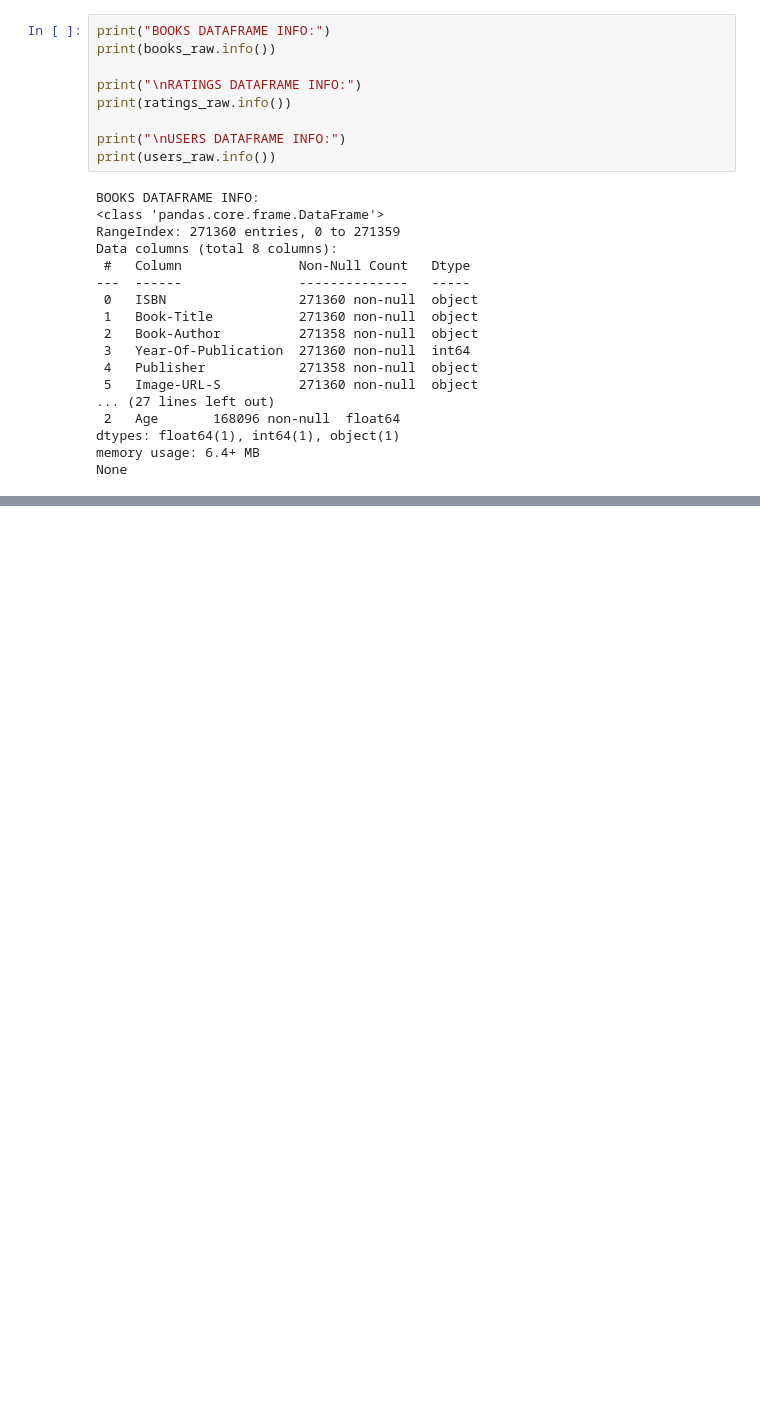
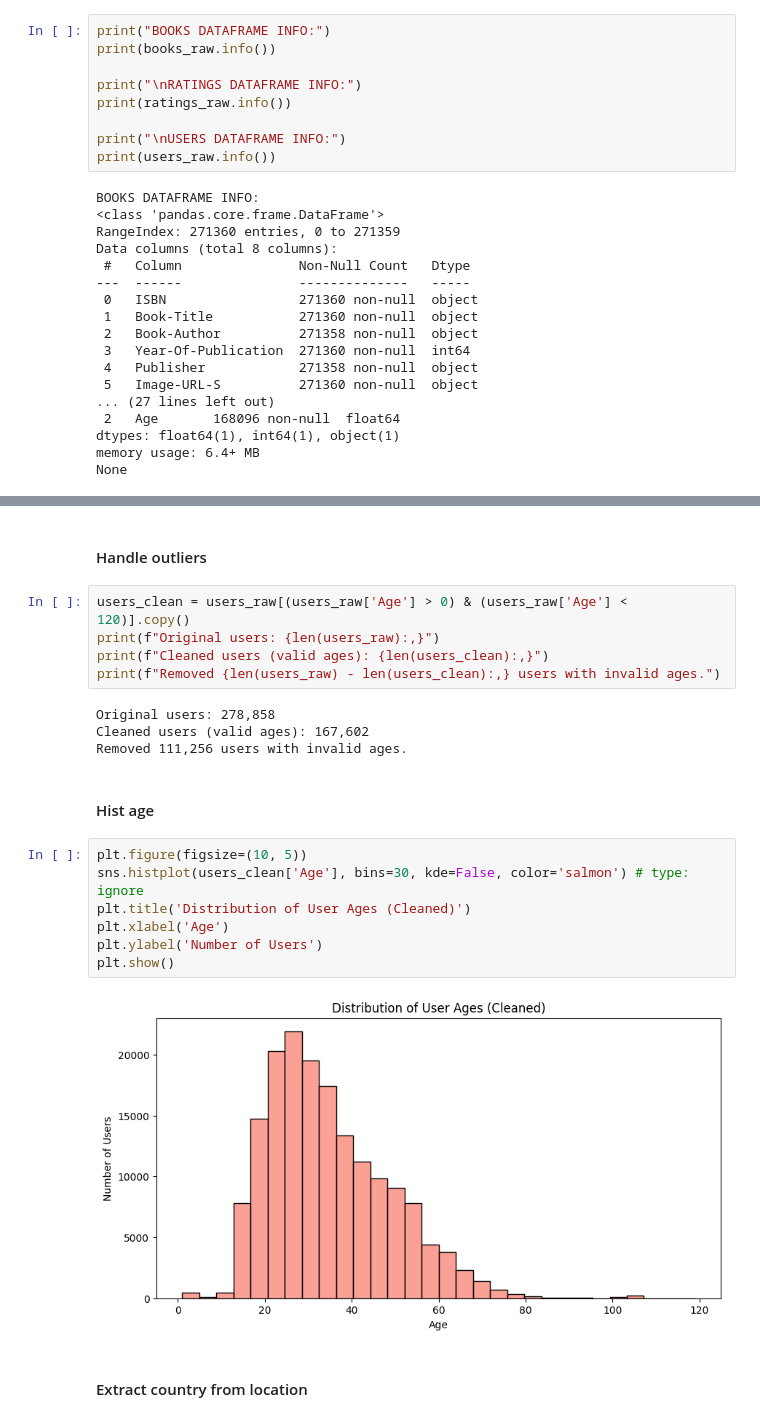
Before and after one commit to rtweera/recommender-systems-project, a Jupyter notebook: notebooks/recommender-updated.ipynb, the cells around one changed output, grey strips where cells are left out. Saved outputs shown, nothing was run; the diff lists cells and outputs as text; blank space fills up the shorter version.

```diff
--- a/notebooks/recommender-updated.ipynb
+++ b/notebooks/recommender-updated.ipynb
@@ -1224,0 +213,24 @@ main()
+# %% [markdown]
+#### Handle outliers
+# %%
+users_clean = users_raw[(users_raw['Age'] > 0) & (users_raw['Age'] < 120)].copy()
+print(f"Original users: {len(users_raw):,}")
+print(f"Cleaned users (valid ages): {len(users_clean):,}")
+print(f"Removed {len(users_raw) - len(users_clean):,} users with invalid ages.")
+# %% [output]
+Original users: 278,858
+Cleaned users (valid ages): 167,602
+Removed 111,256 users with invalid ages.
+# %% [markdown]
+#### Hist age
+# %%
+plt.figure(figsize=(10, 5))
+sns.histplot(users_clean['Age'], bins=30, kde=False, color='salmon') # type: ignore
+plt.title('Distribution of User Ages (Cleaned)')
+plt.xlabel('Age')
+plt.ylabel('Number of Users')
+plt.show()
+# %% [output]
+[figure, added]
+# %% [markdown]
+#### Extract country from location
```
Also changed, not shown: parts of 42 cells of this notebook, 1 other file.
